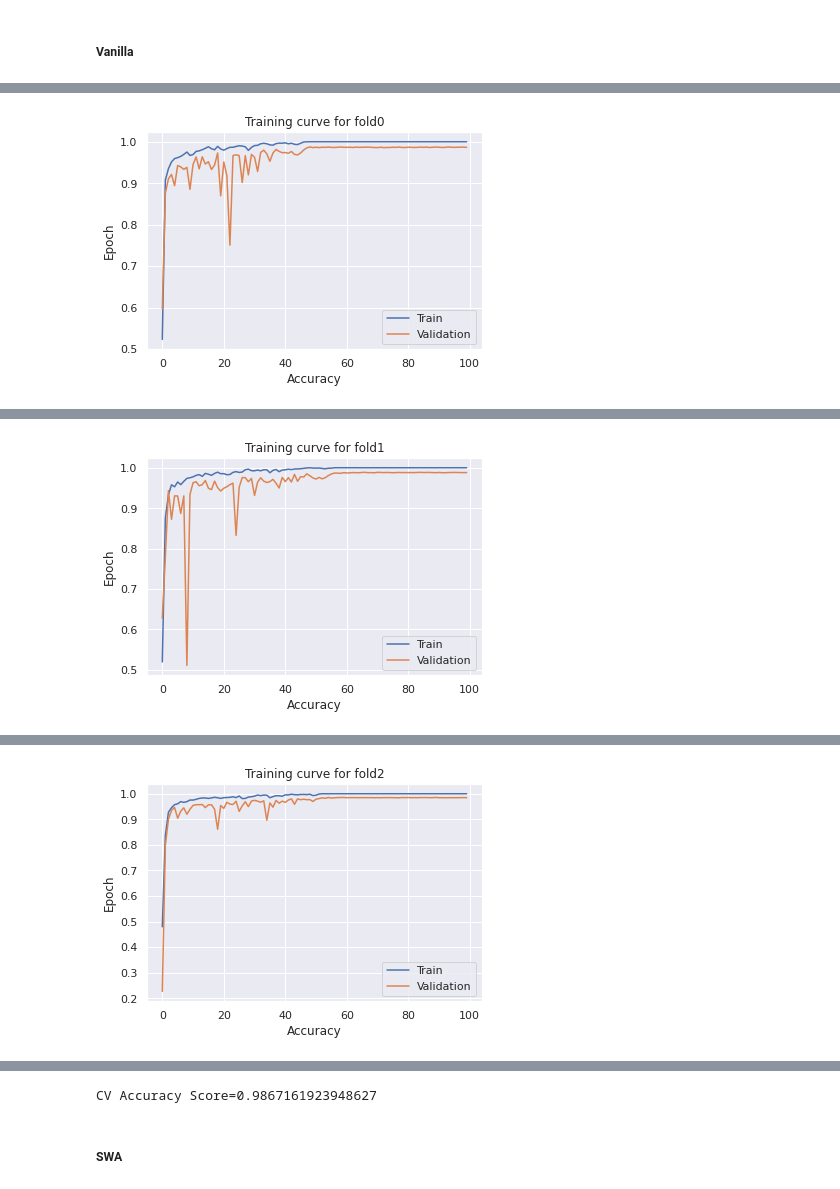
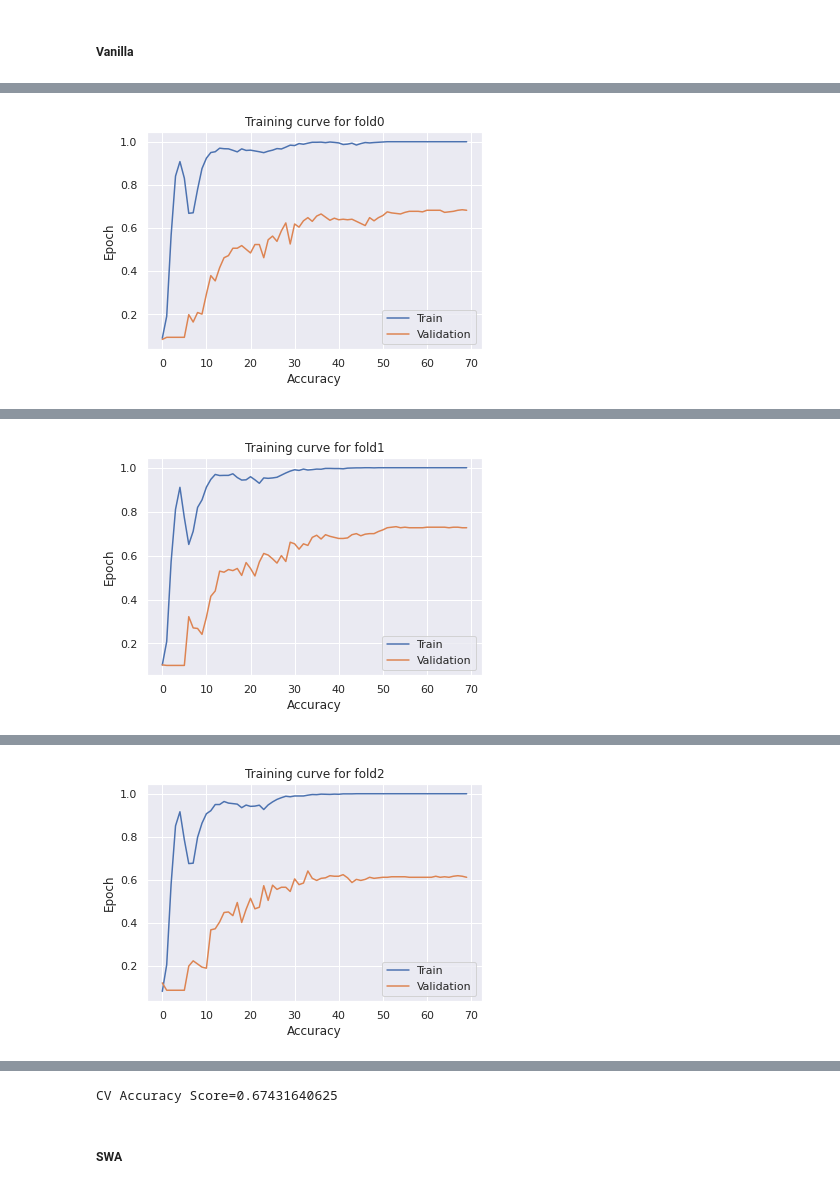
Before and after one commit to giwankim/emnist, a Jupyter notebook: notebooks/11-train-folds.ipynb, the cells around one changed output, grey strips where cells are left out. Drawn from its saved outputs; the diff is of its cells as text; code cells hidden in the pictures.

```diff
--- a/notebooks/11-train-folds.ipynb
+++ b/notebooks/11-train-folds.ipynb
@@ -41,6 +42,8 @@ utils.seed_everything(SEED)
 ## Data
 # %%
 device = torch.device("cuda")
-df = pd.read_csv("../input/pl3/train_pl3.csv")
+DATA_PATH = Path("../input")
+# data_dir = Path("../input/pl3")
+df = pd.read_csv(DATA_PATH / "train.csv")
 df.shape
 # %% [output]
@@ -250,31 +57,36 @@ def get_optimizer(optim_name, model, lr, weight_decay=1e-4, skip_list=["bias", "
 # %%
-def run(model_name, optim_name, epochs, lr, checkpoint, batch_size=256, swa=False, label_smooth=False):
+def run(model_name, optim_name, epochs, lr, checkpoint, batch_size=256, swa=False, label_smooth=False, rgb=True):
     oof = np.zeros((len(df), 10))
     targs = np.zeros(len(df))
 
     for fold in range(5):
-        train_indices = np.load(f"../input/pl3/train_idx-fold{fold}.npy")
-        valid_indices = np.load(f"../input/pl3/valid_idx-fold{fold}.npy")
-        train_dataset = dataset.EMNISTDataset(df, train_indices, rgb=True)
-        valid_dataset = dataset.EMNISTDataset(df, valid_indices, rgb=True)
+#         train_indices = np.load(f"../input/pl3/train_idx-fold{fold}.npy")
+#         valid_indices = np.load(f"../input/pl3/valid_idx-fold{fold}.npy")
+        train_indices = np.load(DATA_PATH / f"train_idx-fold{fold}.npy")
+        valid_indices = np.load(DATA_PATH / f"valid_idx-fold{fold}.npy")
+        train_dataset = dataset.EMNISTDataset(df, train_indices, rgb=rgb)
+        valid_dataset = dataset.EMNISTDataset(df, valid_indices, rgb=rgb)
         train_loader = torch.utils.data.DataLoader(train_dataset, batch_size=batch_size, shuffle=True, num_workers=4)
         valid_loader = torch.utils.data.DataLoader(valid_dataset, batch_size=4*batch_size)
 
-        model = get_model(model_name).to(device)
-        optimizer = get_optimizer(optim_name, model, lr)
+        model = models.get_model(model_name).to(device)
+        optimizer = optimizers.get_optimizer(optim_name, model, lr)
 #         scheduler = torch.optim.lr_scheduler.MultiStepLR(optimizer, milestones=[81, 122], gamma=0.1)
-        scheduler = torch.optim.lr_scheduler.CosineAnnealingLR(optimizer, T_max=epochs)
+#         scheduler = torch.optim.lr_scheduler.CosineAnnealingLR(optimizer, T_max=epochs)
+        scheduler = LinearWarmupCosineAnnealingLR(
+            optimizer, warmup_epochs=10, max_epochs=epochs
+        )
         scaler = torch.cuda.amp.GradScaler()
 
         train_accuracies = []
         valid_accuracies = []
         best_accuracy = 0
-        checkpoint = Path(checkpoint)
+        checkpoint = pathlib.Path(checkpoint)
         if not checkpoint.exists(): checkpoint.mkdir(parents=True)
 
         # SWA Model
         if swa:
-            swa_start = int(0.75 * EPOCHS)
+            swa_start = int(0.75 * epochs)
             swa_model = AveragedModel(model)
             swa_scheduler = SWALR(optimizer, swa_lr=lr * (0.1)**2)
 
@@ -364,6 +176,17 @@ def run(model_name, optim_name, epochs, lr, checkpoint, batch_size=256, swa=Fals
         torch.cuda.empty_cache()
         gc.collect()
 
+    # Confusion matrix
+    conf = metrics.confusion_matrix(targs, np.argmax(oof, axis=1))
+    plt.figure(figsize=(9, 7))
+    sns.heatmap(conf, cmap="coolwarm", annot=True, fmt="d")
+    plt.ylabel("True")
+    plt.xlabel("Predicted")
+    plt.show()
+
+    # Classification report
+    print(metrics.classification_report(targs, np.argmax(oof, axis=1)))
+
     if swa:
         np.save(f"../input/processed/oof-train-swa-{model_name}", oof)
     else:
@@ -758,10 +648,10 @@ torch.cuda.empty_cache()
 ##### Vanilla
 # %%
 lr = 0.03
-epochs = 100
+epochs = 70
 model_name = "efficientnet-b0"
 optim_name = "radam"
-checkpoint = f"./checkpoints/{model_name}-{optim_name}-lr{lr}-e{epochs}"
+checkpoint = f"./checkpoints/{model_name}-{optim_name}-lr{lr}-e{epochs}-small"
 
 oof, targs = run(model_name, optim_name, epochs, lr, checkpoint, label_smooth=True)
 preds = np.argmax(oof, axis=1)
@@ -782 +669 @@ Fold=0, Validation Accuracy=0.9864652187598363
-[figure, old version]
+[figure, new version]
@@ -794 +678 @@ Fold=1, Validation Accuracy=0.9880390305319484
-[figure, old version]
+[figure, new version]
@@ -806 +687 @@ Fold=2, Validation Accuracy=0.9845717884130982
-[figure, old version]
+[figure, new version]
@@ -831,4 +706,4 @@ Fold=4, Validation Accuracy=0.9880390305319484
-CV Accuracy Score=0.9867161923948627
+CV Accuracy Score=0.67431640625
 # %%
 gc.collect()
 torch.cuda.empty_cache()
```
Also changed, not shown: parts of 21 cells of this notebook, 1 other file.
